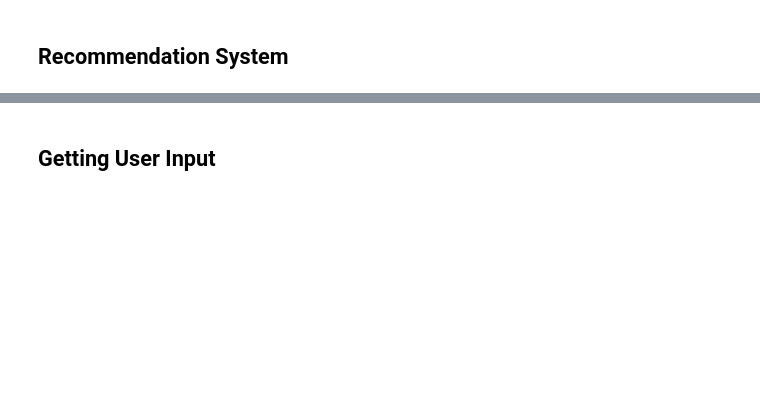
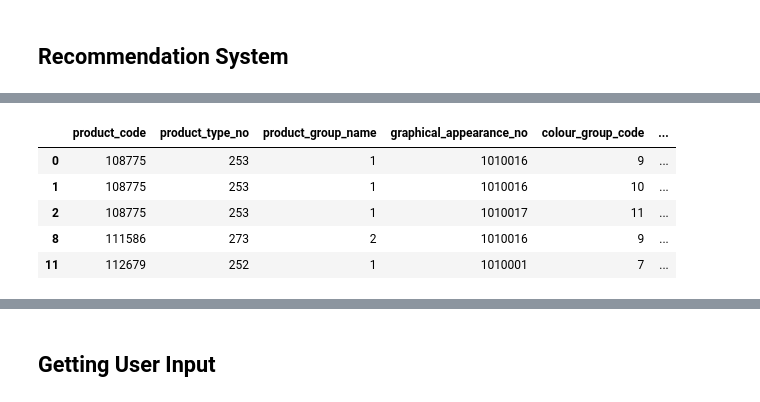
Before and after one commit to anbitasiregar/fashion-recommendations, a Jupyter notebook: notebooks/recommender_system.ipynb, the cells around one changed output, grey strips where cells are left out. Drawn from its saved outputs; the diff is of its cells as text; code cells hidden in the pictures; blank space fills up the shorter version.

```diff
--- a/notebooks/recommender_system.ipynb
+++ b/notebooks/recommender_system.ipynb
@@ -339,6 +317,15 @@ for feature in categorical_features:
 """
 
 helper.encode_strings(modeldata_df)
+# %%
+modeldata_df.head()
+# %% [output]
+|  | product_code | product_type_no | product_group_name | graphical_appearance_no | colour_group_code | ... |
+| 0 | 108775 | 253 | 1 | 1010016 | 9 | ... |
+| 1 | 108775 | 253 | 1 | 1010016 | 10 | ... |
+| 2 | 108775 | 253 | 1 | 1010017 | 11 | ... |
+| 8 | 111586 | 273 | 2 | 1010016 | 9 | ... |
+| 11 | 112679 | 252 | 1 | 1010001 | 7 | ... |
 # %%
 product_codes = modeldata_df["product_code"].values
 popularity = modeldata_df["popularity"].values
```
Also changed, not shown: parts of 30 cells of this notebook.
